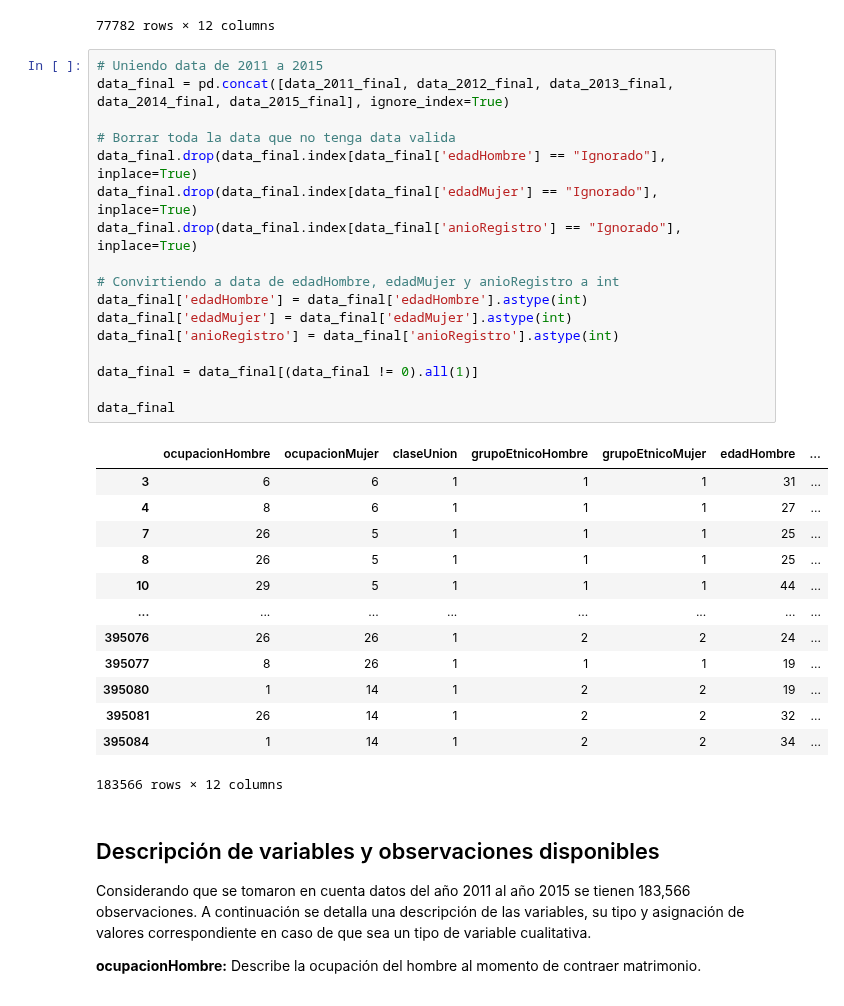
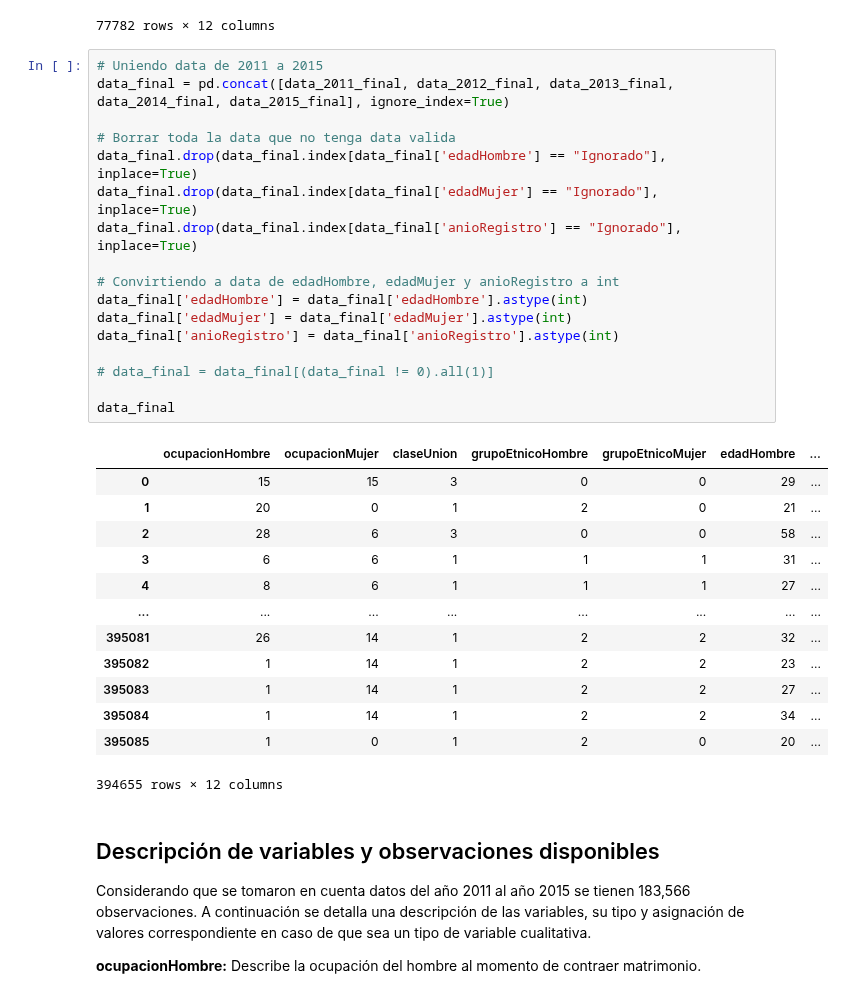
Before and after one commit to MGonza20/Proyecto1_MD, a Jupyter notebook: proyecto_final.ipynb, the cells around one changed output. Saved outputs shown, nothing was run; the diff lists cells and outputs as text.

```diff
--- a/proyecto_final.ipynb
+++ b/proyecto_final.ipynb
@@ -441,34 +441,34 @@ data_2015_final
 # %%
 # Uniendo data de 2011 a 2015
 data_final = pd.concat([data_2011_final, data_2012_final, data_2013_final, data_2014_final, data_2015_final], ignore_index=True)
 
 # Borrar toda la data que no tenga data valida
 data_final.drop(data_final.index[data_final['edadHombre'] == "Ignorado"], inplace=True)
 data_final.drop(data_final.index[data_final['edadMujer'] == "Ignorado"], inplace=True)
 data_final.drop(data_final.index[data_final['anioRegistro'] == "Ignorado"], inplace=True)
 
 # Convirtiendo a data de edadHombre, edadMujer y anioRegistro a int
 data_final['edadHombre'] = data_final['edadHombre'].astype(int)
 data_final['edadMujer'] = data_final['edadMujer'].astype(int)
 data_final['anioRegistro'] = data_final['anioRegistro'].astype(int)
 
-data_final = data_final[(data_final != 0).all(1)]
+# data_final = data_final[(data_final != 0).all(1)]
 
 data_final
 # %% [output]
 |  | ocupacionHombre | ocupacionMujer | claseUnion | grupoEtnicoHombre | grupoEtnicoMujer | edadHombre | ... |
+| 0 | 15 | 15 | 3 | 0 | 0 | 29 | ... |
+| 1 | 20 | 0 | 1 | 2 | 0 | 21 | ... |
+| 2 | 28 | 6 | 3 | 0 | 0 | 58 | ... |
 | 3 | 6 | 6 | 1 | 1 | 1 | 31 | ... |
 | 4 | 8 | 6 | 1 | 1 | 1 | 27 | ... |
-| 7 | 26 | 5 | 1 | 1 | 1 | 25 | ... |
-| 8 | 26 | 5 | 1 | 1 | 1 | 25 | ... |
-| 10 | 29 | 5 | 1 | 1 | 1 | 44 | ... |
 | ... | ... | ... | ... | ... | ... | ... | ... |
-| 395076 | 26 | 26 | 1 | 2 | 2 | 24 | ... |
-| 395077 | 8 | 26 | 1 | 1 | 1 | 19 | ... |
-| 395080 | 1 | 14 | 1 | 2 | 2 | 19 | ... |
 | 395081 | 26 | 14 | 1 | 2 | 2 | 32 | ... |
+| 395082 | 1 | 14 | 1 | 2 | 2 | 23 | ... |
+| 395083 | 1 | 14 | 1 | 2 | 2 | 27 | ... |
 | 395084 | 1 | 14 | 1 | 2 | 2 | 34 | ... |
+| 395085 | 1 | 0 | 1 | 2 | 0 | 20 | ... |
-183566 rows × 12 columns
+394655 rows × 12 columns
 # %% [markdown]
 ## Descripción de variables y observaciones disponibles
 
```
Also changed, not shown: parts of 2 cells of this notebook.
